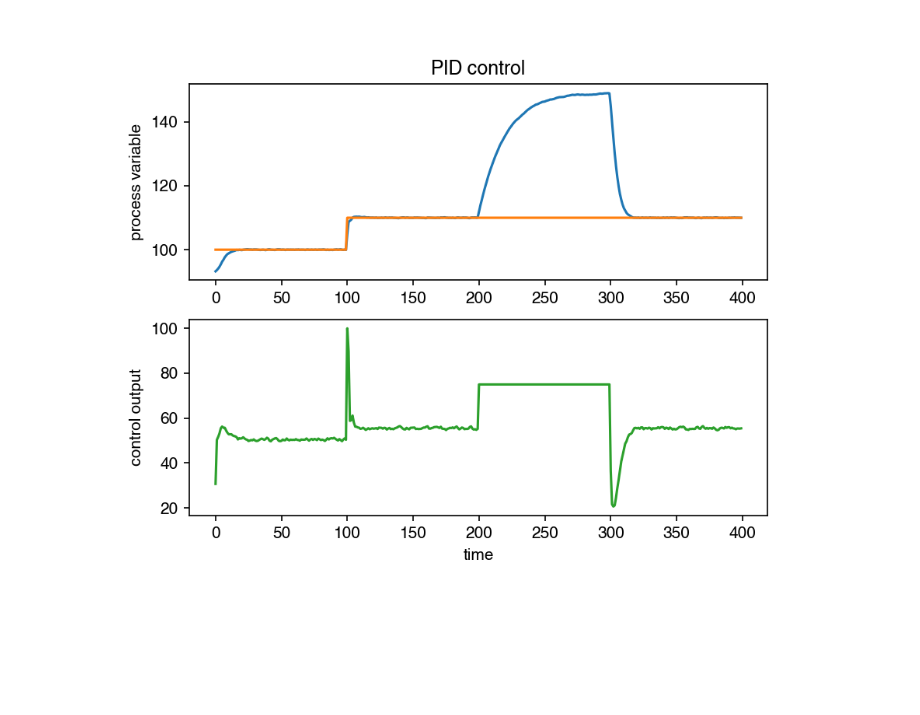
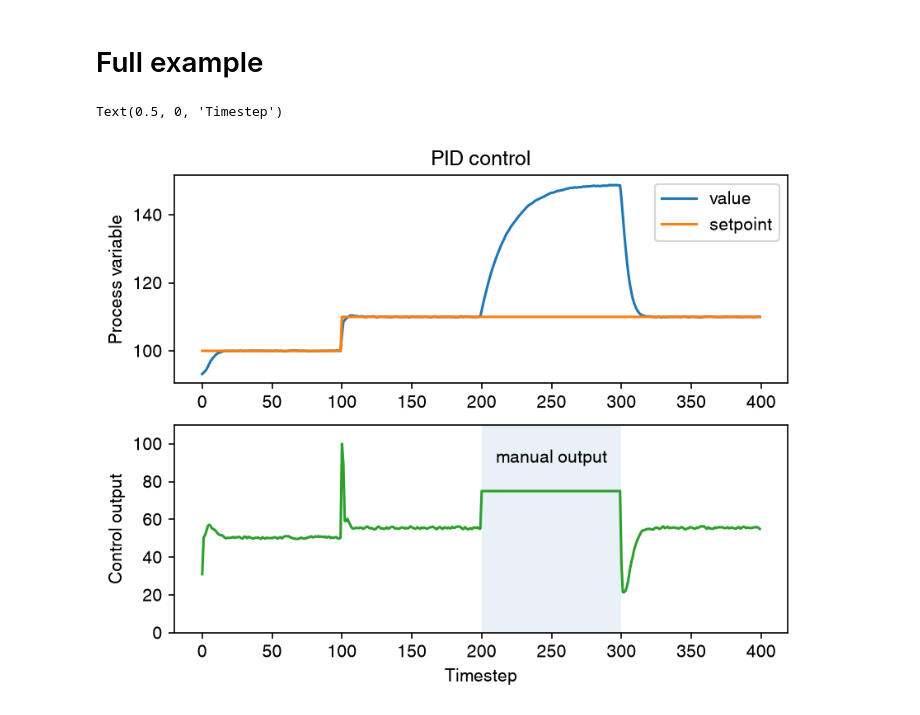
Before and after one commit to asteppke/tinypid, a Jupyter notebook: examples/Examples.ipynb, the cells around one changed output. Cells and saved outputs as stored; diff of their text form; code cells hidden in the pictures; blank space fills up the shorter version.

Commit message:
examples and README cleaned up

```diff
--- a/examples/Examples.ipynb
+++ b/examples/Examples.ipynb
@@ -16,0 +8,10 @@ def model(input, previous):
+# %%
+controller = tinypid.PID(setpoint=2)
+
+value = 1
+
+for i in range(10):
+    output = controller(value)
+
+    value += 0.25*output
+    print(f"value: {value:5.2f}")
@@ -17,4 +29,18 @@ def model(input, previous):
+# %% [markdown]
+# Full example
 # %%
+def model(input, previous):
+    randomness = 0.2
+    current = (
+        0.1 * input
+        + 0.95 * previous
+        - 0.05
+        + randomness * np.random.random()
+        - 0.5 * randomness
+    )
+    return current
+
+
 value = model(0, 100)
 
 controller = tinypid.PID(
@@ -41,6 +67,7 @@ for i in range(100):
     setpoints.append(controller.setpoint)
     times.append(i)
 
+# setpoint change
 controller.setpoint = 110
 
 for i in range(100, 200):
@@ -49,37 +76,43 @@ for i in range(100, 200):
 
     outputs.append(output)
     values.append(value)
     setpoints.append(controller.setpoint)
     times.append(i)
 
 for i in range(200, 300):
-    output = controller(value, 75)
+    output = controller(value, manual_output=75)
     value = model(output, value)
 
     outputs.append(output)
     values.append(value)
     setpoints.append(controller.setpoint)
     times.append(i)
 
 for i in range(300, 400):
     output = controller(value)
     value = model(output, value)
 
     outputs.append(output)
     values.append(value)
     setpoints.append(controller.setpoint)
     times.append(i)
 
 fig, axes = plt.subplots(nrows=2, dpi=150)
 ax = axes[0]
-ax.plot(times, values)
-ax.plot(times, setpoints)
+ax.plot(times, values, label="value")
+ax.plot(times, setpoints, label="setpoint")
 ax.set_title("PID control")
-ax.set_ylabel("process variable")
+ax.set_ylabel("Process variable")
+ax.legend()
 
 ax = axes[1]
 ax.plot(times, outputs, color="C2")
-ax.set_ylabel("control output")
-ax.set_xlabel("time")
+ax.fill_between([200,300], [0,0], [200,200], alpha=0.1)
+ax.set_ylim((0, 110))
+ax.set_ylabel("Control output")
+ax.text(250, 90, "manual output", horizontalalignment='center')
+
+ax.set_xlabel("Timestep")
 # %% [output]
+Text(0.5, 0, 'Timestep')
-[figure, old version]
+[figure, new version]
```
Also changed, not shown: parts of 3 cells of this notebook, 5 other files.
